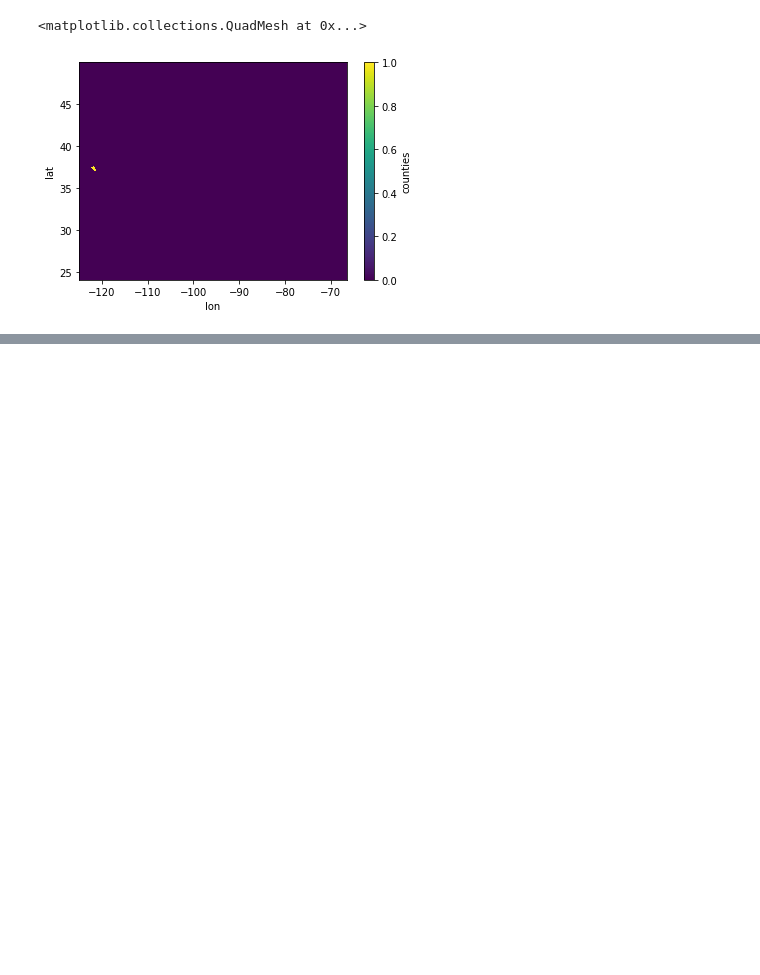
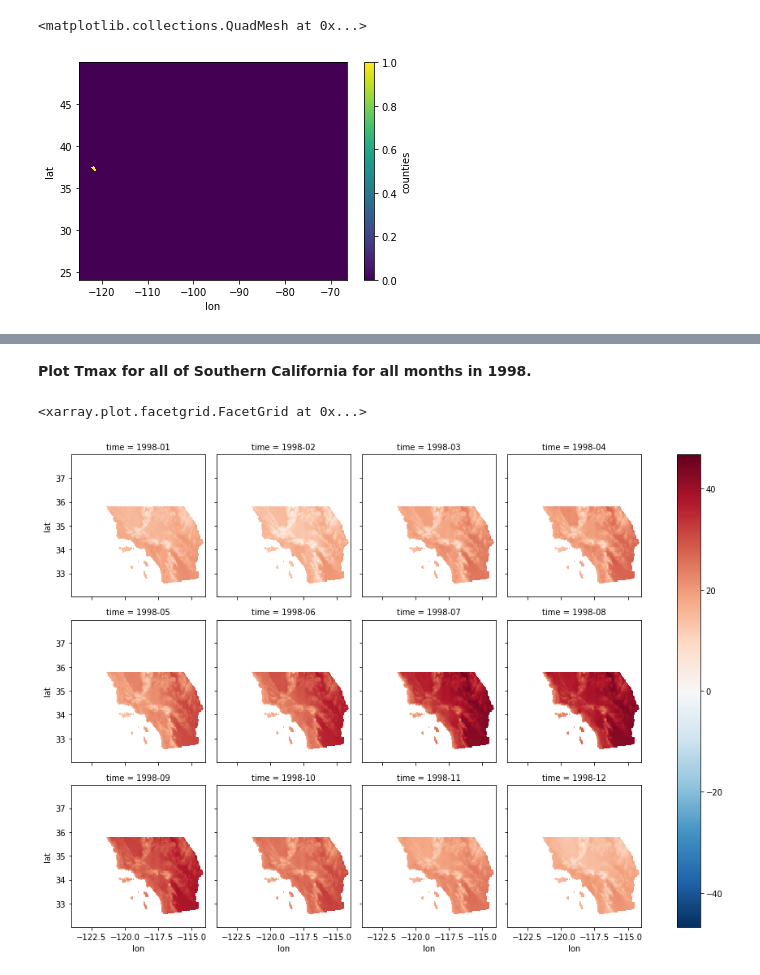
Before and after one commit to christopher-reed/CA-High-Value-Crops, a Jupyter notebook: PRISM_Weather_Data.ipynb, the cells around one changed output, grey strips where cells are left out. Cells and saved outputs as stored; diff of their text form; code cells hidden in the pictures; blank space fills up the shorter version.

```diff
--- a/PRISM_Weather_Data.ipynb
+++ b/PRISM_Weather_Data.ipynb
@@ -1032,0 +925,19 @@ lat = argo_data.f.lat
+# %% [markdown]
+**Plot Tmax for all of Southern California for all months in 1998.**
+# %%
+#Plotting for multiple, but not all, counties
+
+counties_list = ['San Luis Obispo', 'Santa Barbara', 'Ventura', 'Kern', 'Los Angeles',
+                'San Bernardino', 'Orange', 'Riverside', 'San Diego', 'Imperial']
+
+county_fips = []
+for county in counties_list:
+  county_fips.append(county_ids[county])
+
+(ds.tmax
+ .sel(time = slice('1998-01', '1998-12'))
+ .where(ds.counties.isin(county_fips))
+ .sel(lon=slice(-124, -114), lat=slice(38, 32)).plot.imshow(col = 'time', col_wrap=4))
+# %% [output]
+<xarray.plot.facetgrid.FacetGrid at 0x...>
+[figure, added]
```
Also changed, not shown: parts of 70 cells of this notebook.
